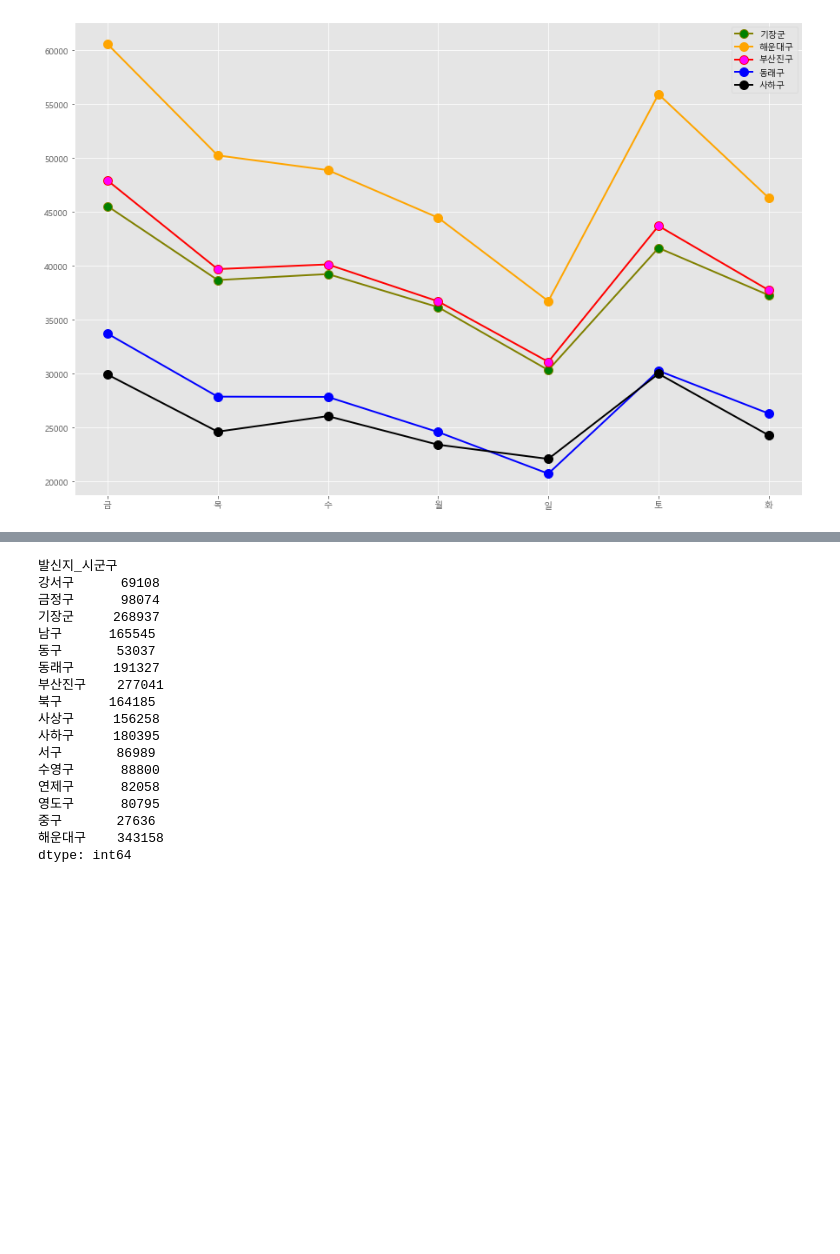
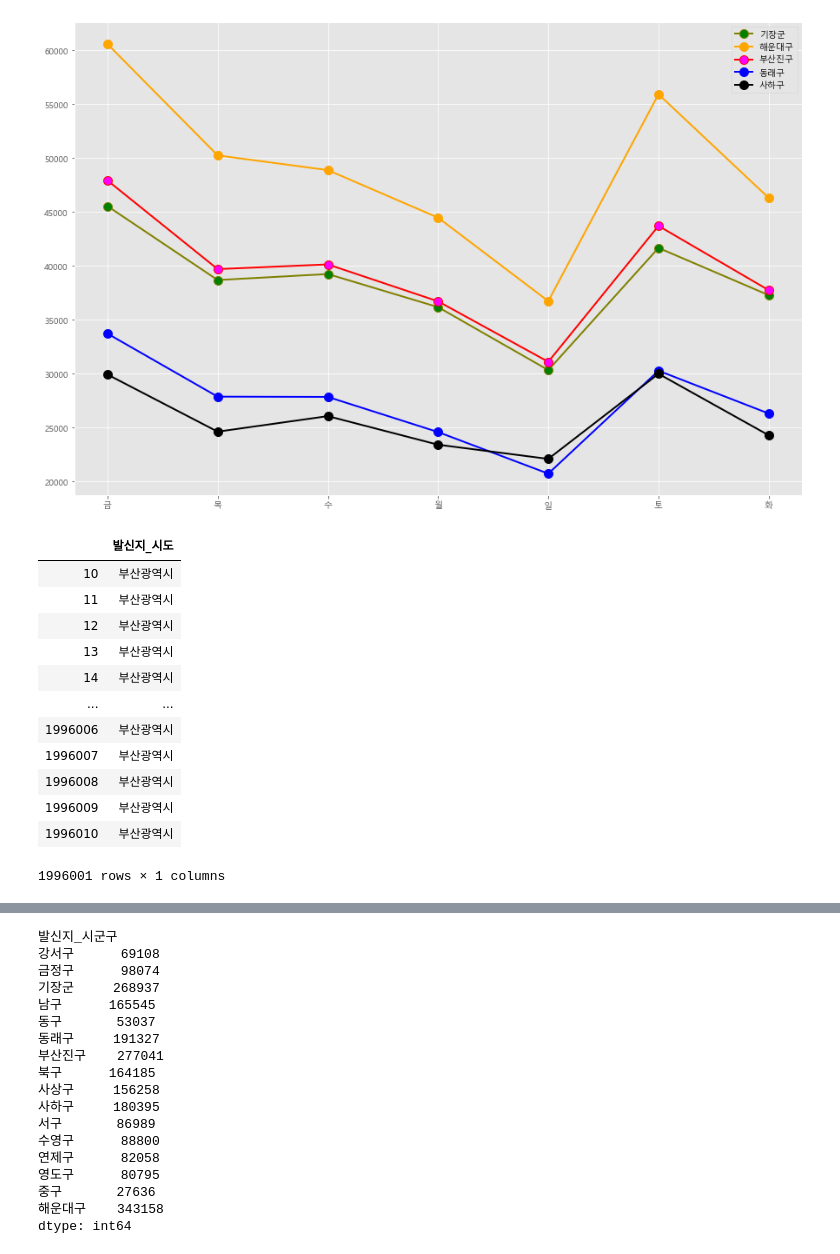
Before and after one commit to kim-juwan/bts, a Jupyter notebook: Untitled.ipynb, the cells around one changed output, grey strips where cells are left out. Drawn from its saved outputs; the diff is of its cells as text; code cells hidden in the pictures; blank space fills up the shorter version.

```diff
--- a/Untitled.ipynb
+++ b/Untitled.ipynb
@@ -266,3 +295,22 @@ ax.legend(loc='upper right')
 plt.show()
 # %% [output]
 [figure]
+# %%
+# df.iloc[:5,3:]
+# df2 = df.set_index(range(1,len(df)))
+
+df.iloc[10:,[4]]
+# %% [output]
+|  | 발신지_시도 |
+| 10 | 부산광역시 |
+| 11 | 부산광역시 |
+| 12 | 부산광역시 |
+| 13 | 부산광역시 |
+| 14 | 부산광역시 |
+| ... | ... |
+| 1996006 | 부산광역시 |
+| 1996007 | 부산광역시 |
+| 1996008 | 부산광역시 |
+| 1996009 | 부산광역시 |
+| 1996010 | 부산광역시 |
+1996001 rows × 1 columns
```
Also changed, not shown: parts of 6 cells of this notebook.
